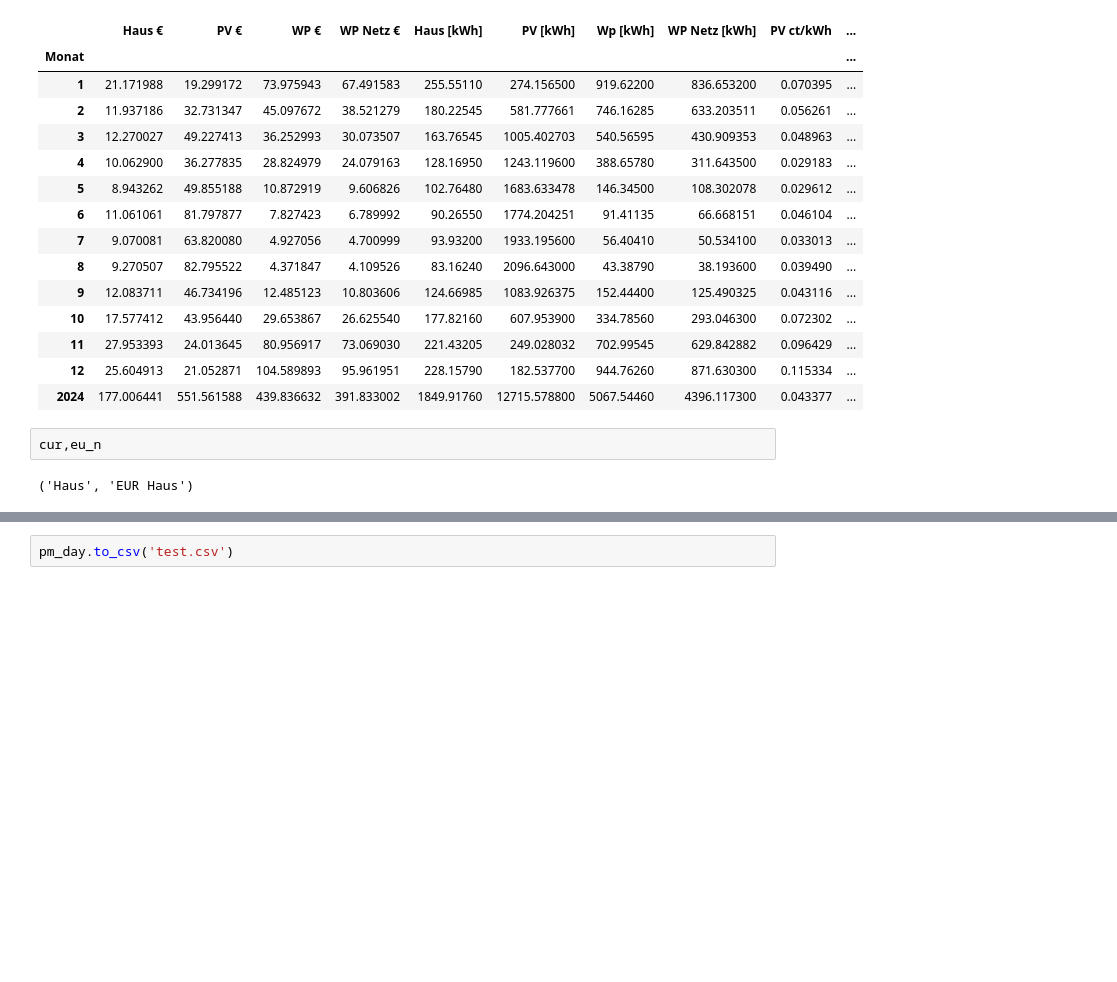
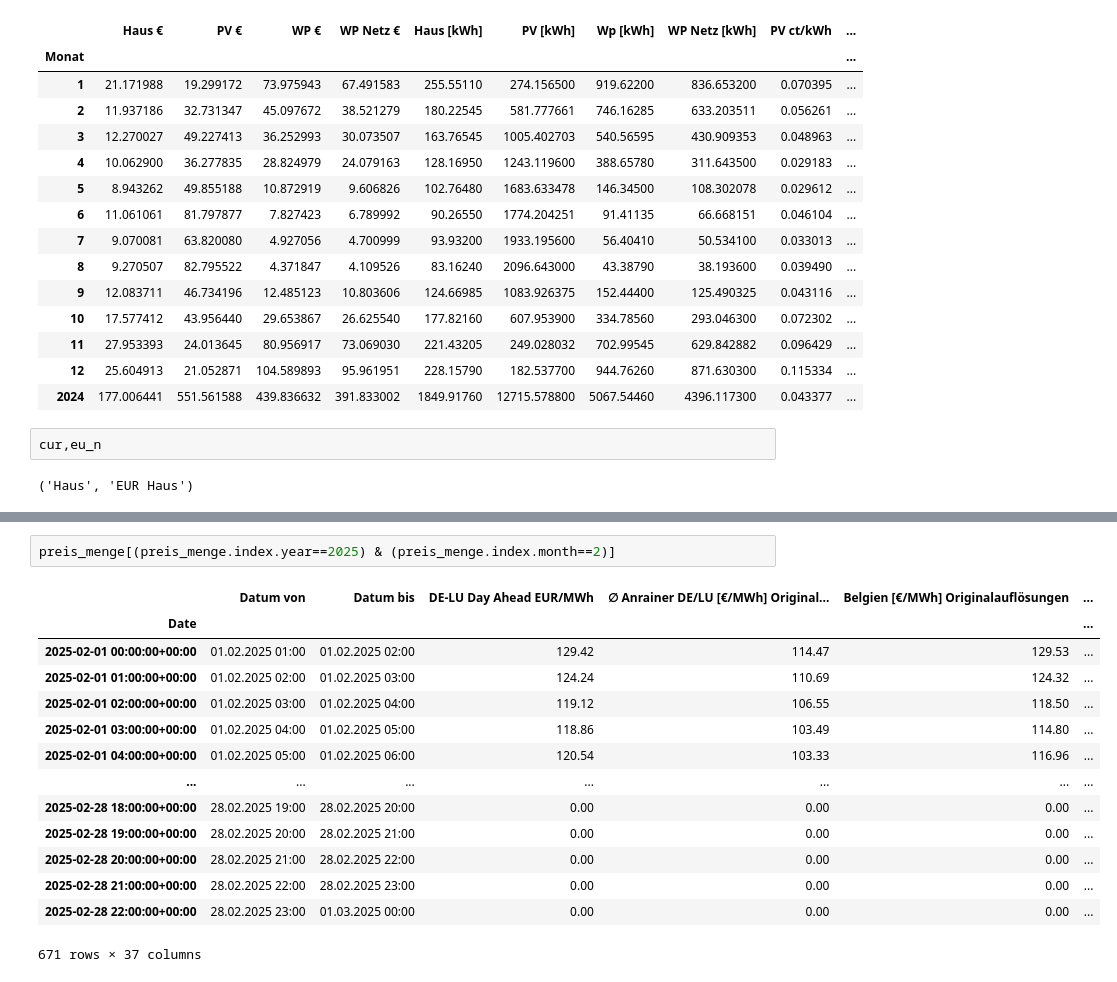
Before and after one commit to strubbi77/breisgauwind, a Jupyter notebook: Stromwert_IK8.ipynb, the cells around one changed output, grey strips where cells are left out. Saved outputs shown, nothing was run; the diff lists cells and outputs as text; blank space fills up the shorter version.

```diff
--- a/Stromwert_IK8.ipynb
+++ b/Stromwert_IK8.ipynb
@@ -444,4 +500,19 @@ preis_menge
 # %%
-pm_day.to_csv('test.csv')
+preis_menge[(preis_menge.index.year==2025) & (preis_menge.index.month==2)]
+# %% [output]
+|  | Datum von | Datum bis | DE-LU Day Ahead EUR/MWh | ∅ Anrainer DE/LU [€/MWh] Original... | Belgien [€/MWh] Originalauflösungen | ... |
+| Date |  |  |  |  |  | ... |
+| 2025-02-01 00:00:00+00:00 | 01.02.2025 01:00 | 01.02.2025 02:00 | 129.42 | 114.47 | 129.53 | ... |
+| 2025-02-01 01:00:00+00:00 | 01.02.2025 02:00 | 01.02.2025 03:00 | 124.24 | 110.69 | 124.32 | ... |
+| 2025-02-01 02:00:00+00:00 | 01.02.2025 03:00 | 01.02.2025 04:00 | 119.12 | 106.55 | 118.50 | ... |
+| 2025-02-01 03:00:00+00:00 | 01.02.2025 04:00 | 01.02.2025 05:00 | 118.86 | 103.49 | 114.80 | ... |
+| 2025-02-01 04:00:00+00:00 | 01.02.2025 05:00 | 01.02.2025 06:00 | 120.54 | 103.33 | 116.96 | ... |
+| ... | ... | ... | ... | ... | ... | ... |
+| 2025-02-28 18:00:00+00:00 | 28.02.2025 19:00 | 28.02.2025 20:00 | 0.00 | 0.00 | 0.00 | ... |
+| 2025-02-28 19:00:00+00:00 | 28.02.2025 20:00 | 28.02.2025 21:00 | 0.00 | 0.00 | 0.00 | ... |
+| 2025-02-28 20:00:00+00:00 | 28.02.2025 21:00 | 28.02.2025 22:00 | 0.00 | 0.00 | 0.00 | ... |
+| 2025-02-28 21:00:00+00:00 | 28.02.2025 22:00 | 28.02.2025 23:00 | 0.00 | 0.00 | 0.00 | ... |
+| 2025-02-28 22:00:00+00:00 | 28.02.2025 23:00 | 01.03.2025 00:00 | 0.00 | 0.00 | 0.00 | ... |
+671 rows × 37 columns
 # %%
 fig, ax = plt.subplots()
```
Also changed, not shown: parts of 11 cells of this notebook, 18 other files.
